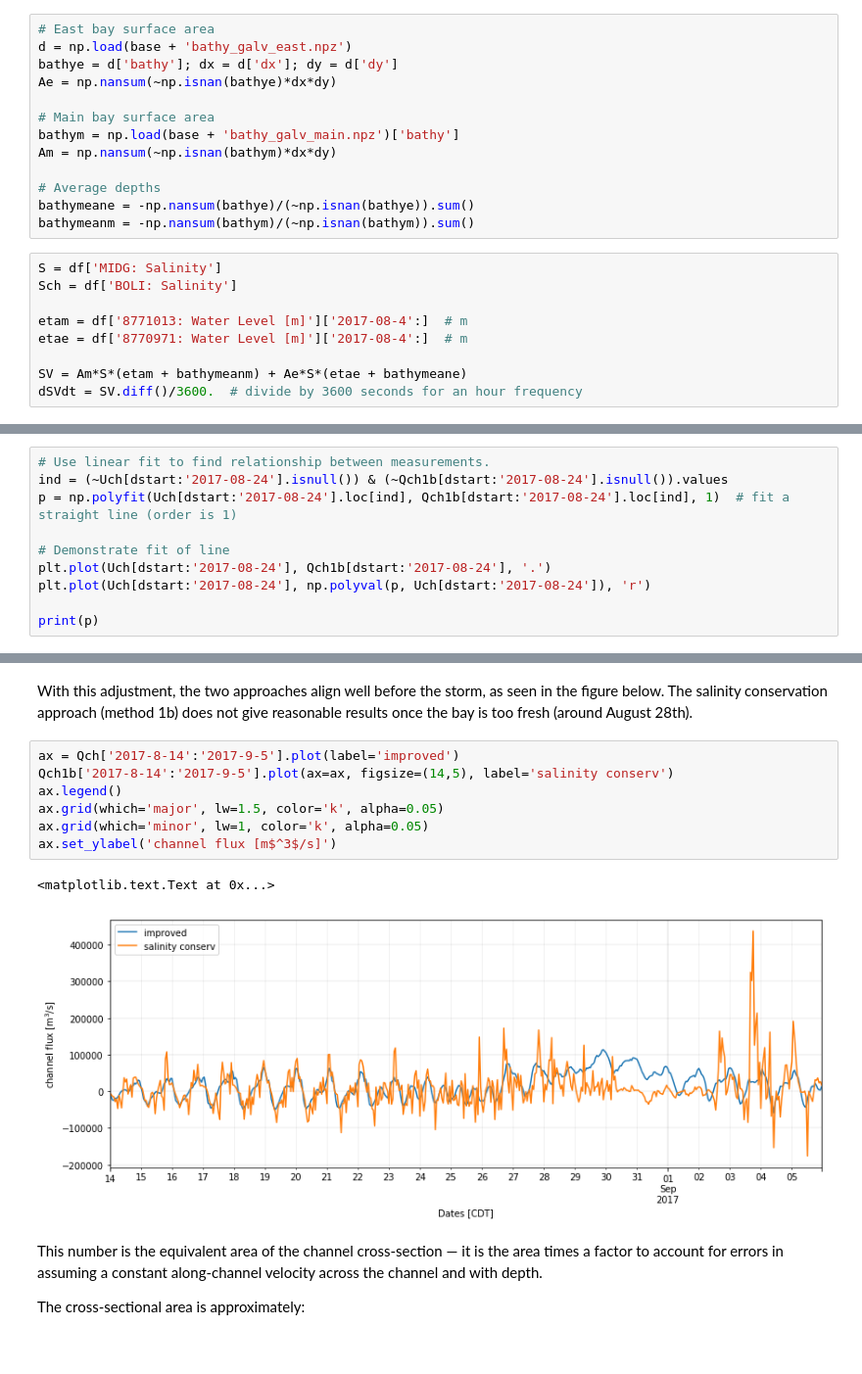
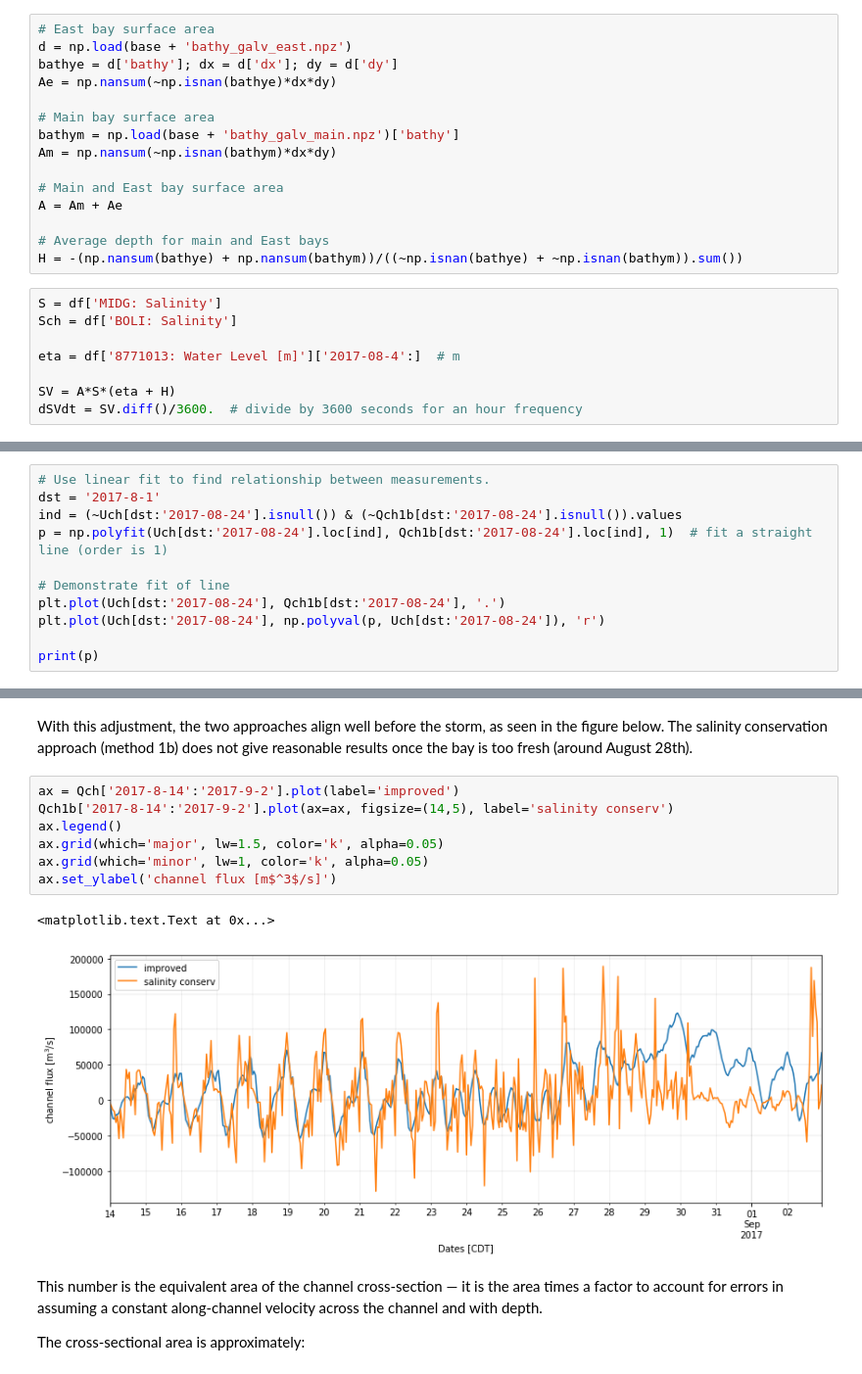
Before and after one commit to kthyng/flood_estimate, a Jupyter notebook: Analysis.ipynb, the cells around one changed output, grey strips where cells are left out. Shown at 98% size. Drawn from its saved outputs; the diff is of its cells as text.

Commit message:
updates including standardizing bathy and sea level to mean high water, removing west bay from calculations

```diff
--- a/Analysis.ipynb
+++ b/Analysis.ipynb
@@ -241,17 +241,18 @@ Ae = np.nansum(~np.isnan(bathye)*dx*dy)
 bathym = np.load(base + 'bathy_galv_main.npz')['bathy']
 Am = np.nansum(~np.isnan(bathym)*dx*dy)
 
-# Average depths
-bathymeane = -np.nansum(bathye)/(~np.isnan(bathye)).sum()
-bathymeanm = -np.nansum(bathym)/(~np.isnan(bathym)).sum()
+# Main and East bay surface area
+A = Am + Ae
+
+# Average depth for main and East bays
+H = -(np.nansum(bathye) + np.nansum(bathym))/((~np.isnan(bathye) + ~np.isnan(bathym)).sum())
 # %%
 S = df['MIDG: Salinity']
 Sch = df['BOLI: Salinity']
 
-etam = df['8771013: Water Level [m]']['2017-08-4':]  # m
-etae = df['8770971: Water Level [m]']['2017-08-4':]  # m
+eta = df['8771013: Water Level [m]']['2017-08-4':]  # m
 
-SV = Am*S*(etam + bathymeanm) + Ae*S*(etae + bathymeane)
+SV = A*S*(eta + H)
 dSVdt = SV.diff()/3600.  # divide by 3600 seconds for an hour frequency
 # %% [markdown]
 We can then calculate the pre-storm channel flux as follows from salinity conservation:
@@ -265,12 +266,13 @@ Salinity conservation (method 1b) gives us a more robust calculation for the cha
 We seek a fixed constant to improve the comparison of $U_{ch}$ with Qout1b. So, we use a linear fit between the two functions over the time period before Hurricane Harvey, from July 1 through August 24th.
 # %%
 # Use linear fit to find relationship between measurements.
-ind = (~Uch[dstart:'2017-08-24'].isnull()) & (~Qch1b[dstart:'2017-08-24'].isnull()).values
-p = np.polyfit(Uch[dstart:'2017-08-24'].loc[ind], Qch1b[dstart:'2017-08-24'].loc[ind], 1)  # fit a straight line (order is 1)
+dst = '2017-8-1'
+ind = (~Uch[dst:'2017-08-24'].isnull()) & (~Qch1b[dst:'2017-08-24'].isnull()).values
+p = np.polyfit(Uch[dst:'2017-08-24'].loc[ind], Qch1b[dst:'2017-08-24'].loc[ind], 1)  # fit a straight line (order is 1)
 
 # Demonstrate fit of line
-plt.plot(Uch[dstart:'2017-08-24'], Qch1b[dstart:'2017-08-24'], '.')
-plt.plot(Uch[dstart:'2017-08-24'], np.polyval(p, Uch[dstart:'2017-08-24']), 'r')
+plt.plot(Uch[dst:'2017-08-24'], Qch1b[dst:'2017-08-24'], '.')
+plt.plot(Uch[dst:'2017-08-24'], np.polyval(p, Uch[dst:'2017-08-24']), 'r')
 
 print(p)
 # %% [output]
@@ -286,15 +288,15 @@ Qch = Uch*p[0]  # m^3/s
 # %% [markdown]
 With this adjustment, the two approaches align well before the storm, as seen in the figure below. The salinity conservation approach (method 1b) does not give reasonable results once the bay is too fresh (around August 28th).
 # %%
-ax = Qch['2017-8-14':'2017-9-5'].plot(label='improved')
-Qch1b['2017-8-14':'2017-9-5'].plot(ax=ax, figsize=(14,5), label='salinity conserv')
+ax = Qch['2017-8-14':'2017-9-2'].plot(label='improved')
+Qch1b['2017-8-14':'2017-9-2'].plot(ax=ax, figsize=(14,5), label='salinity conserv')
 ax.legend()
 ax.grid(which='major', lw=1.5, color='k', alpha=0.05)
 ax.grid(which='minor', lw=1, color='k', alpha=0.05)
 ax.set_ylabel('channel flux [m$^3$/s]')
 # %% [output]
 <matplotlib.text.Text at 0x...>
-[figure, old version]
+[figure, new version]
 # %% [markdown]
 This number is the equivalent area of the channel cross-section — it is the area times a factor to account for errors in assuming a constant along-channel velocity across the channel and with depth.
 
```
Also changed, not shown: parts of 31 cells of this notebook, 2 other files.
